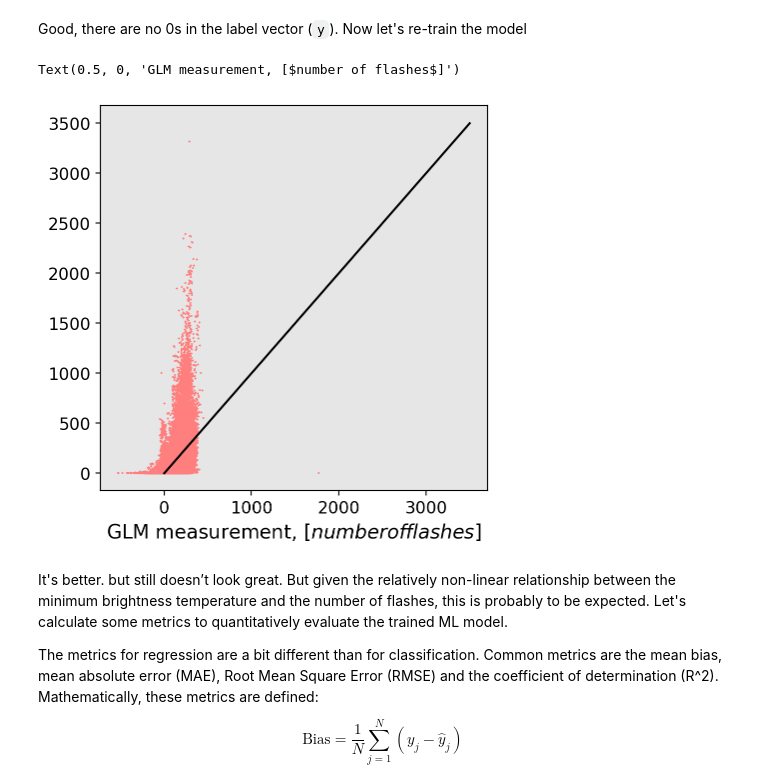
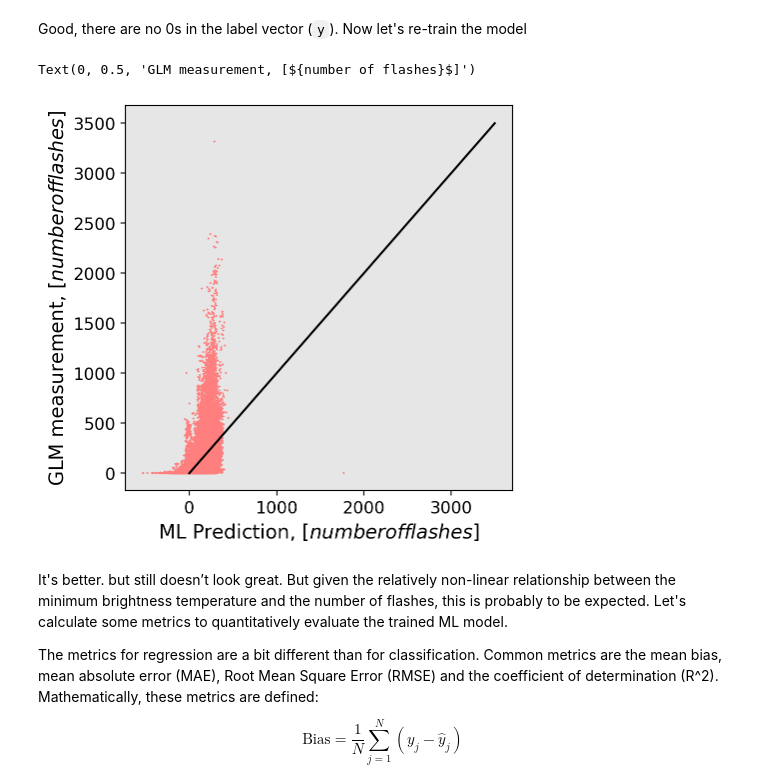
Before and after one commit to ssec/WAF_ML_Tutorial_Part1, a Jupyter notebook: colab_notebooks/Notebook05_SimpleMLRegression.ipynb, the cells around one changed output. Cells and saved outputs as stored; diff of their text form; code cells hidden in the pictures.

```diff
--- a/colab_notebooks/Notebook05_SimpleMLRegression.ipynb
+++ b/colab_notebooks/Notebook05_SimpleMLRegression.ipynb
@@ -183,23 +183,23 @@ model = model.fit(X_train,y_train)
 # %%
 #get predictions
 yhat = model.predict(X_validate)
 
 #make figure
 fig = plt.figure(figsize=(5,5))
 #set background color to white so we can copy paste out of the notebook if we want
 fig.set_facecolor('w')
 
 #get axis for drawing
 ax = plt.gca()
 
 #plot data
 ax.scatter(yhat,y_validate,color=r,s=1,marker='+')
 ax.plot([0,3500],[0,3500],'-k')
-ax.set_xlabel('ML Prediction, [$number of flashes$]')
-ax.set_xlabel('GLM measurement, [$number of flashes$]')
+ax.set_xlabel('ML Prediction, [${number of flashes}$]')
+ax.set_ylabel('GLM measurement, [${number of flashes}$]')
 # %% [output]
-Text(0.5, 0, 'GLM measurement, [$number of flashes$]')
+Text(0, 0.5, 'GLM measurement, [${number of flashes}$]')
-[figure, old version]
+[figure, new version]
 # %% [markdown]
 It's better. but still doesn’t look great. But given the relatively non-linear relationship between the minimum brightness temperature and the number of flashes, this is probably to be expected. Let's calculate some metrics to quantitatively evaluate the trained ML model.
 
```
Also changed, not shown: parts of 4 cells of this notebook.
